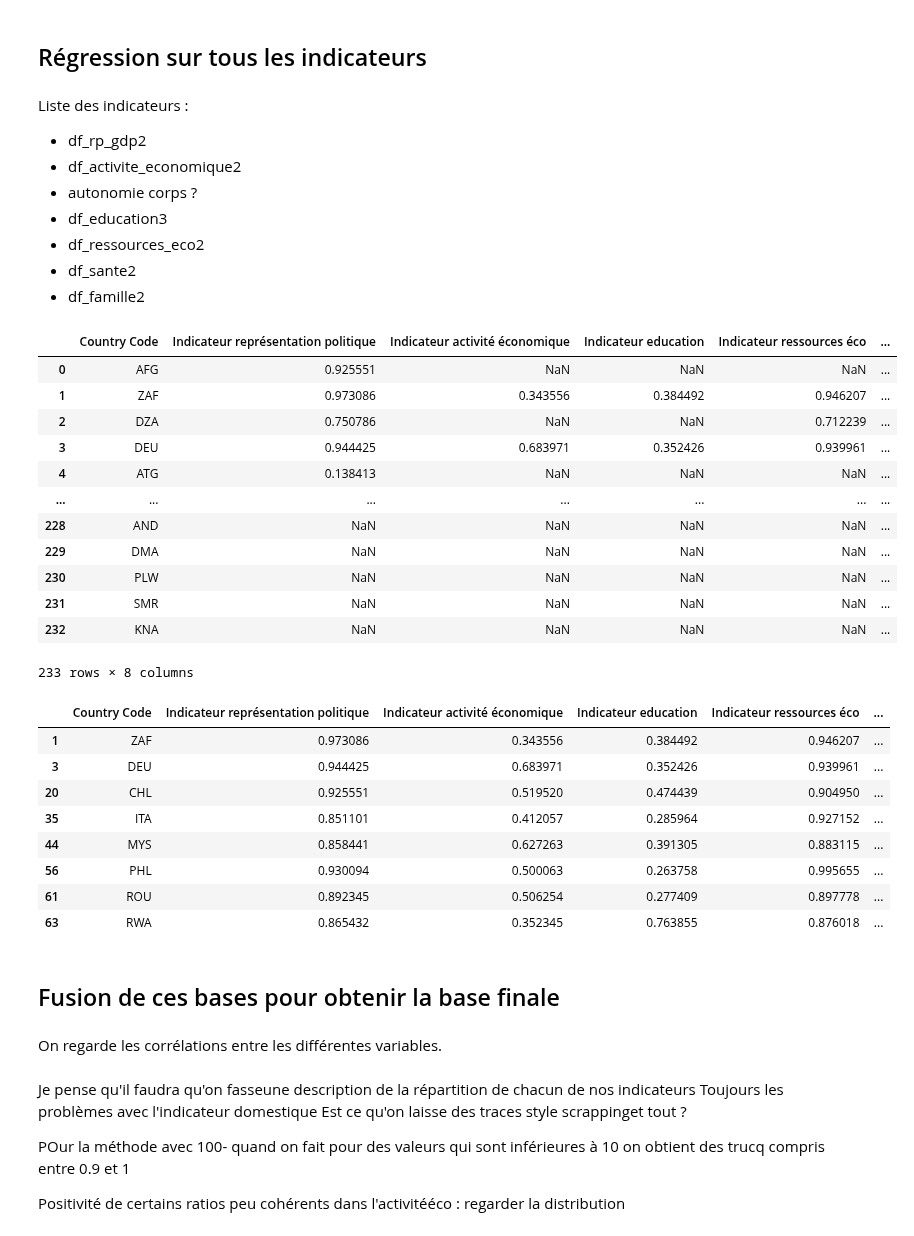
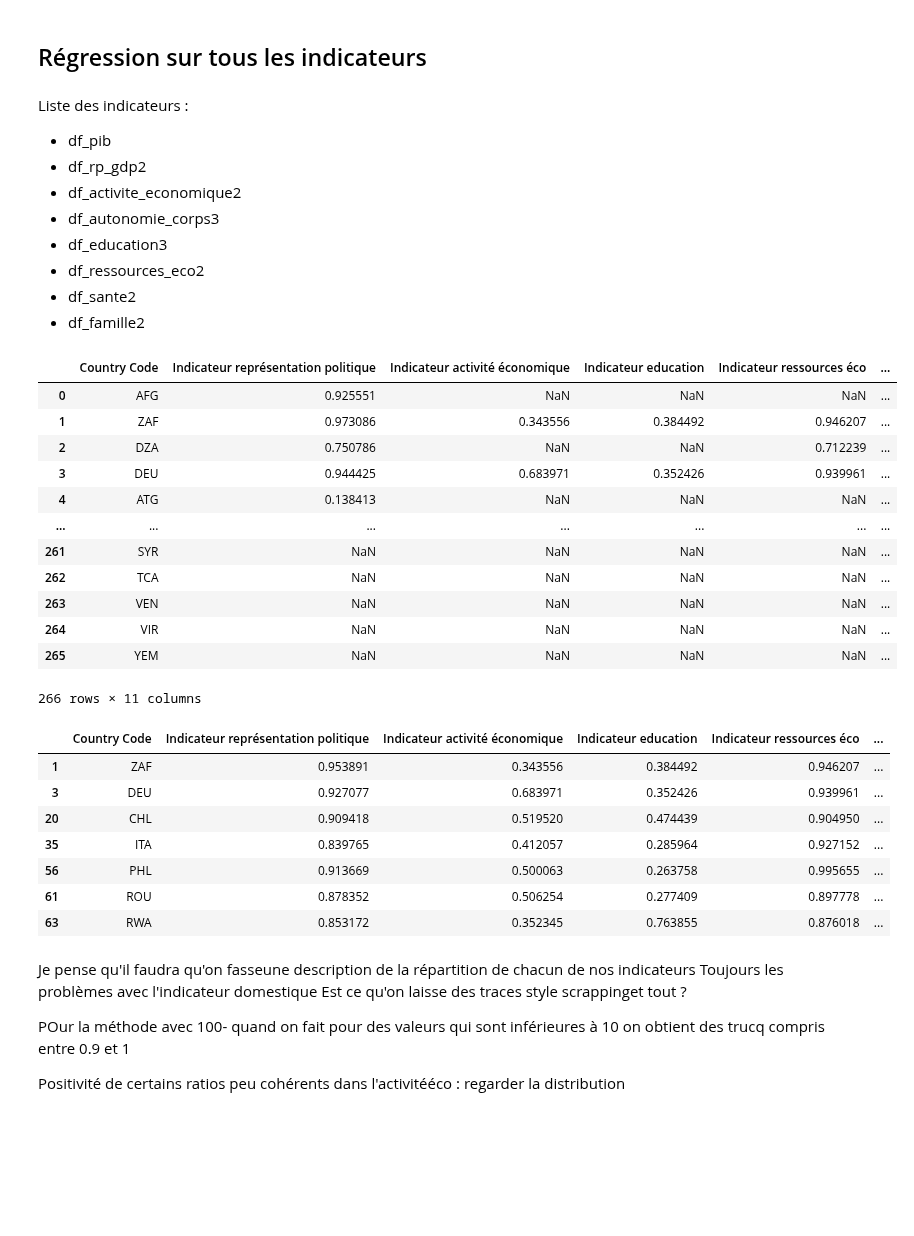
Before and after one commit to cmllbll/Gender-Inequalities-and-Development, a Jupyter notebook: création indicateurs fertilité et situation économiquee.ipynb, the cells around one changed output. Saved outputs shown, nothing was run; the diff lists cells and outputs as text; code cells hidden in the pictures; blank space fills up the shorter version.

```diff
--- a/création indicateurs fertilité et situation économiquee.ipynb
+++ b/création indicateurs fertilité et situation économiquee.ipynb
@@ -1198,7 +1198,7 @@ See the caveats in the documentation: https://pandas.pydata.org/pandas-docs/stab
 131 rows × 9 columns
 # %%
 df_autonomie_corps2["indicateur autonomie corps"]=2/3*df_autonomie_corps2["Contraception used without wanting having children indicator"] + 1/3*2/3*df_autonomie_corps2["No physical and sexual violences on women indicator"]
-df_autonomie_corps3=df_autonomie_corps2[["Country Name", "Country Code", "indicateur autonomie corps"]]
+df_autonomie_corps3=df_autonomie_corps2[[ "Country Code", "indicateur autonomie corps"]]
 df_autonomie_corps3
 # %% [output]
 A value is trying to be set on a copy of a slice from a DataFrame.
@@ -1661,9 +1661,10 @@ df_rp_gdp2["Indicateur représentation politique"].plot()
 ## Régression sur tous les indicateurs
 # %% [markdown]
 Liste des indicateurs :
+- df_pib
 - df_rp_gdp2
 - df_activite_economique2
-- autonomie corps ?
+- df_autonomie_corps3
 - df_education3
 - df_ressources_eco2
 - df_sante2
@@ -1671,42 +1672,40 @@ Liste des indicateurs :
 # %%
 #On fusionne dans un même data frame tous les indicateurs
 df_indicateurs=df_rp_gdp2.merge(df_activite_economique2, on='Country Code', how='outer')
 df_indicateurs=df_indicateurs.merge(df_education3, on='Country Code', how='outer')
 df_indicateurs=df_indicateurs.merge(df_ressources_eco2, on='Country Code', how='outer')
 df_indicateurs=df_indicateurs.merge(df_sante2, on='Country Code', how='outer')
 df_indicateurs=df_indicateurs.merge(df_famille2, on='Country Code', how='outer')
-#df_indicateurs=df_indicateurs.merge(df_autonomie????, on='Country Name', how='outer')
+df_indicateurs=df_indicateurs.merge(df_pib, on='Country Code', how='outer')
+df_indicateurs=df_indicateurs.merge(df_autonomie_corps3, on='Country Code', how='outer')
 df_indicateurs
 # %% [output]
 |  | Country Code | Indicateur représentation politique | Indicateur activité économique | Indicateur education | Indicateur ressources éco | ... |
 | 0 | AFG | 0.925551 | NaN | NaN | NaN | ... |
 | 1 | ZAF | 0.973086 | 0.343556 | 0.384492 | 0.946207 | ... |
 | 2 | DZA | 0.750786 | NaN | NaN | 0.712239 | ... |
 | 3 | DEU | 0.944425 | 0.683971 | 0.352426 | 0.939961 | ... |
 | 4 | ATG | 0.138413 | NaN | NaN | NaN | ... |
 | ... | ... | ... | ... | ... | ... | ... |
-| 228 | AND | NaN | NaN | NaN | NaN | ... |
-| 229 | DMA | NaN | NaN | NaN | NaN | ... |
-| 230 | PLW | NaN | NaN | NaN | NaN | ... |
-| 231 | SMR | NaN | NaN | NaN | NaN | ... |
-| 232 | KNA | NaN | NaN | NaN | NaN | ... |
+| 261 | SYR | NaN | NaN | NaN | NaN | ... |
+| 262 | TCA | NaN | NaN | NaN | NaN | ... |
+| 263 | VEN | NaN | NaN | NaN | NaN | ... |
+| 264 | VIR | NaN | NaN | NaN | NaN | ... |
+| 265 | YEM | NaN | NaN | NaN | NaN | ... |
-233 rows × 8 columns
+266 rows × 11 columns
 # %%
 df_indicateurs.dropna(inplace=True)
 df_indicateurs
 # %% [output]
 |  | Country Code | Indicateur représentation politique | Indicateur activité économique | Indicateur education | Indicateur ressources éco | ... |
-| 1 | ZAF | 0.973086 | 0.343556 | 0.384492 | 0.946207 | ... |
-| 3 | DEU | 0.944425 | 0.683971 | 0.352426 | 0.939961 | ... |
-| 20 | CHL | 0.925551 | 0.519520 | 0.474439 | 0.904950 | ... |
-| 35 | ITA | 0.851101 | 0.412057 | 0.285964 | 0.927152 | ... |
-| 44 | MYS | 0.858441 | 0.627263 | 0.391305 | 0.883115 | ... |
-| 56 | PHL | 0.930094 | 0.500063 | 0.263758 | 0.995655 | ... |
-| 61 | ROU | 0.892345 | 0.506254 | 0.277409 | 0.897778 | ... |
-| 63 | RWA | 0.865432 | 0.352345 | 0.763855 | 0.876018 | ... |
+| 1 | ZAF | 0.953891 | 0.343556 | 0.384492 | 0.946207 | ... |
+| 3 | DEU | 0.927077 | 0.683971 | 0.352426 | 0.939961 | ... |
+| 20 | CHL | 0.909418 | 0.519520 | 0.474439 | 0.904950 | ... |
+| 35 | ITA | 0.839765 | 0.412057 | 0.285964 | 0.927152 | ... |
+| 56 | PHL | 0.913669 | 0.500063 | 0.263758 | 0.995655 | ... |
+| 61 | ROU | 0.878352 | 0.506254 | 0.277409 | 0.897778 | ... |
+| 63 | RWA | 0.853172 | 0.352345 | 0.763855 | 0.876018 | ... |
 # %%
 #On ajoute les données sur le pib
 # %%
 #On effectue la régression
-# %% [markdown]
-## Fusion de ces bases pour obtenir la base finale
@@ -1722,2 +1711,0 @@ df_final
-# %% [markdown]
-On regarde les corrélations entre les différentes variables.
```
Also changed, not shown: parts of 18 cells of this notebook.
